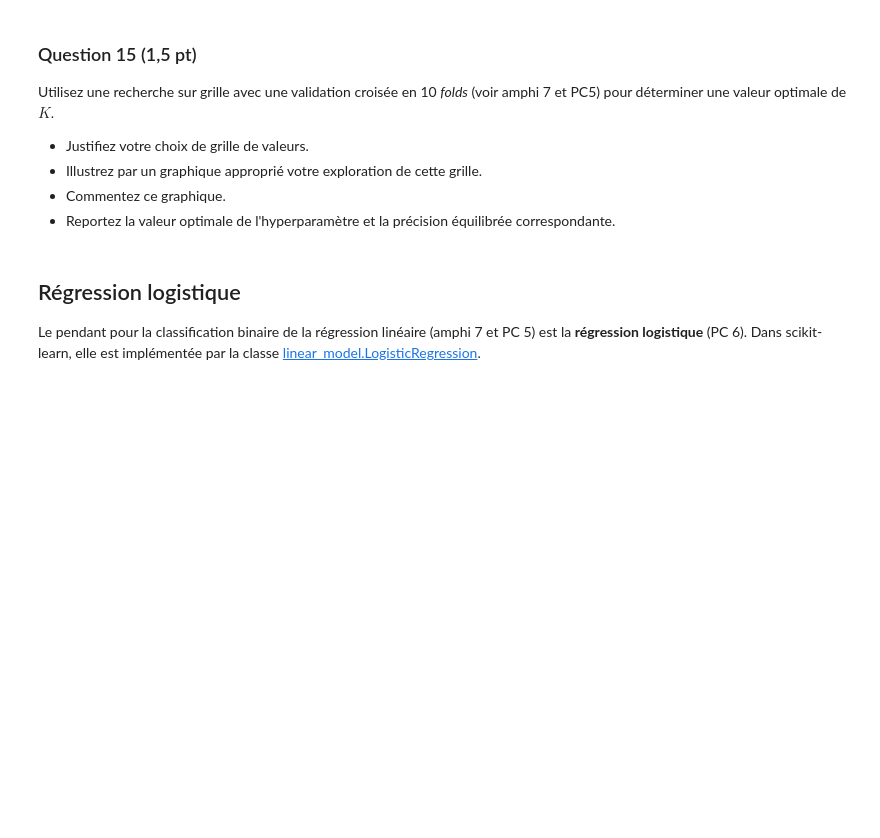
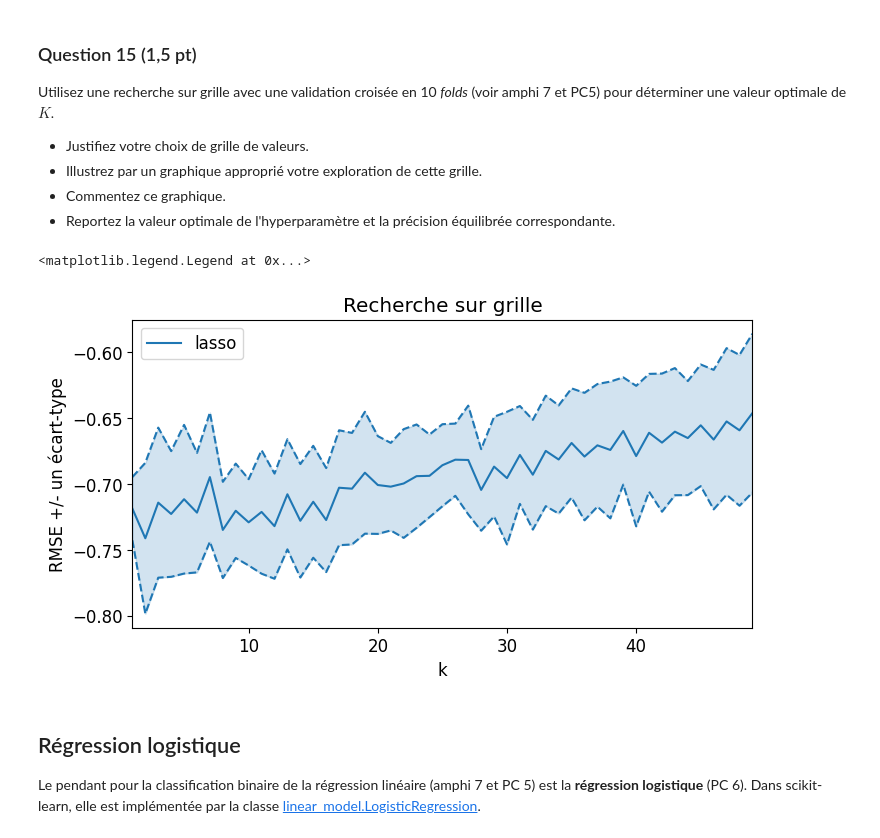
Before and after one commit to simonlamaze/ProjetSDD, a Jupyter notebook: Projet.ipynb, the cells around one changed output. Drawn from its saved outputs; the diff is of its cells as text; code cells hidden in the pictures; blank space fills up the shorter version.

```diff
--- a/Projet.ipynb
+++ b/Projet.ipynb
@@ -217,3 +235,17 @@ Quelle précision équilibrée attendez-vous _sur le jeu d'entraînement_ d'un a
 # %% [markdown]
 ### Question 13 (0,5 pt)
 Vérifiez votre réponse sur les données, en utilisant la classe [neighbors.KNeighborsClassifier](https://scikit-learn.org/stable/modules/generated/sklearn.neighbors.KNeighborsClassifier.html).
+# %%
+from sklearn.neighbors import KNeighborsClassifier
+from sklearn.metrics import balanced_accuracy_score
+X = np.array(df_train_risk_vs_norisk.drop(columns=['Risque']))
+Y = np.array(df_train_risk_vs_norisk['Risque'])
+neigh = KNeighborsClassifier(n_neighbors=1)
+neigh.fit(X, Y)
+
+
+
+y_pred = neigh.predict(X)
+
+
+print(f"BA = {balanced_accuracy_score(Y, y_pred)}")
@@ -231,6 +268,55 @@ Utilisez une recherche sur grille avec une validation croisée en 10 _folds_ (vo
 * Illustrez par un graphique approprié votre exploration de cette grille.
 * Commentez ce graphique.
 * Reportez la valeur optimale de l'hyperparamètre et la précision équilibrée correspondante.
+# %%
+from sklearn import model_selection
+
+kf = model_selection.KFold(n_splits=10, shuffle=True)
+
+
+# Définir la grille de valeurs de l'hyperparamètre alpha
+ks = np.arange(1, 100)
+
+# Définir le modèle à évaluer
+K = KNeighborsClassifier()
+
+# Instantier la recherche sur grille
+grid = model_selection.GridSearchCV(K, {'n_neighbors': ks},
+                                    cv=kf, # on utilise les folds déjà définis
+                                    scoring='balanced_accuracy'
+                                   )
+
+# Utiliser la recherche sur grille
+grid.fit(X, Y)
+
+plt.figure(figsize=(8, 4))
+
+rmses = -grid.cv_results_['mean_test_score']
+std_error = grid.cv_results_['std_test_score']
+
+# afficher les RMSE avec une échelle logarithmique pour les abscisses :
+plt.plot(grid.cv_results_['param_n_neighbors'], rmses,
+             label="lasso", color='tab:blue')
+plt.plot(grid.cv_results_['param_n_neighbors'], rmses + std_error,
+             color='tab:blue', linestyle='dashed')
+plt.plot(grid.cv_results_['param_n_neighbors'], rmses - std_error,
+             color='tab:blue', linestyle='dashed')
+
+# colorer l'espace entre les courbes représentant les écarts-types
+plt.fill_between(ks, (rmses + std_error), (rmses - std_error),
+                 color='tab:blue',
+                 alpha=0.2, # contrôle la transparence
+                )
+
+# Mise en forme
+plt.xlabel("k")
+plt.ylabel("RMSE +/- un écart-type")
+plt.xlim([ks[0], ks[-1]])
+plt.title("Recherche sur grille")
+plt.legend(loc='best')
+# %% [output]
+<matplotlib.legend.Legend at 0x...>
+[figure, added]
 # %% [markdown]
 ## Régression logistique
 Le pendant pour la classification binaire de la régression linéaire (amphi 7 et PC 5) est la __régression logistique__ (PC 6). Dans scikit-learn, elle est implémentée par la classe [linear_model.LogisticRegression](https://scikit-learn.org/stable/modules/generated/sklearn.linear_model.LogisticRegression.html).
```
Also changed, not shown: parts of 10 cells of this notebook.
